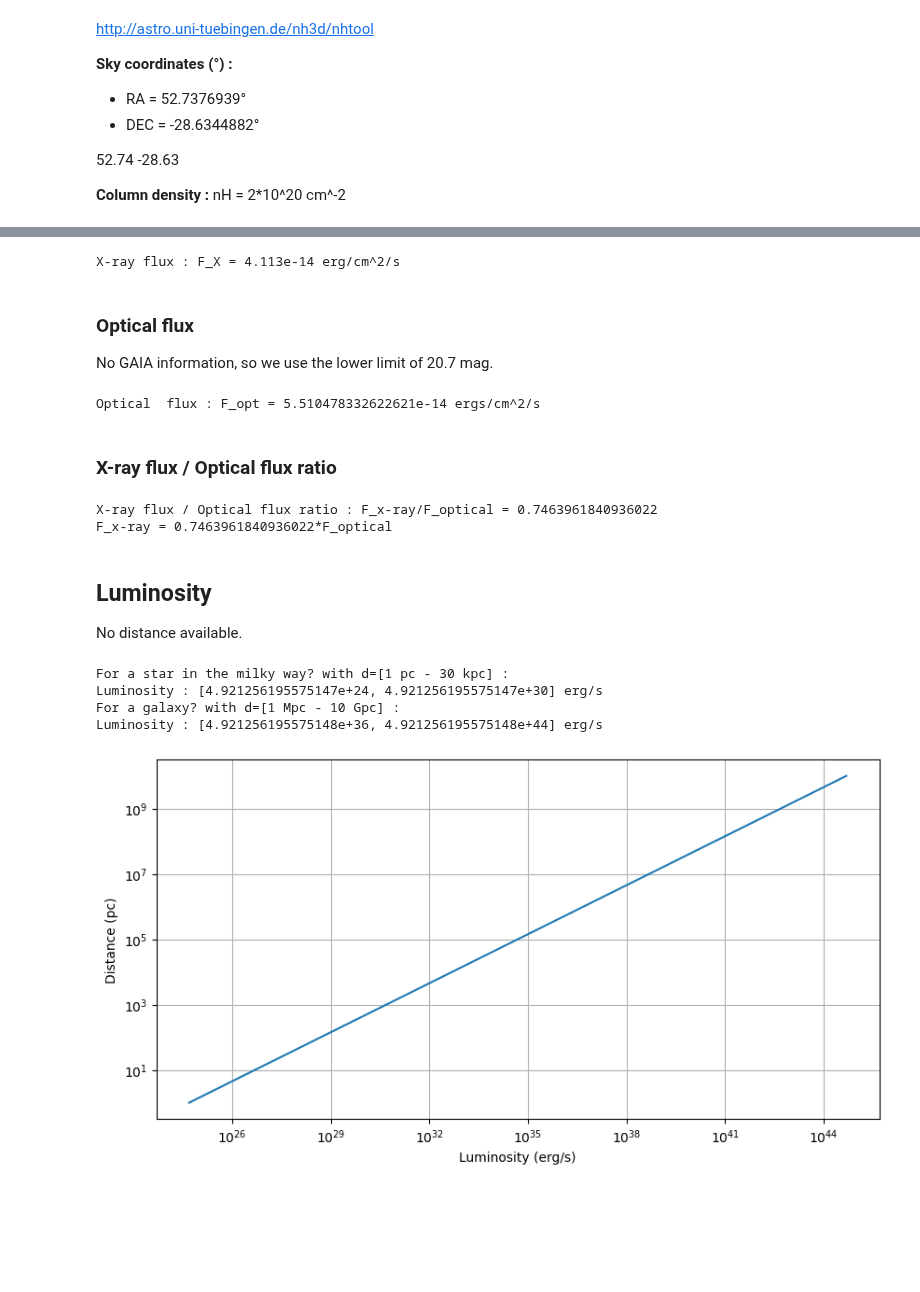
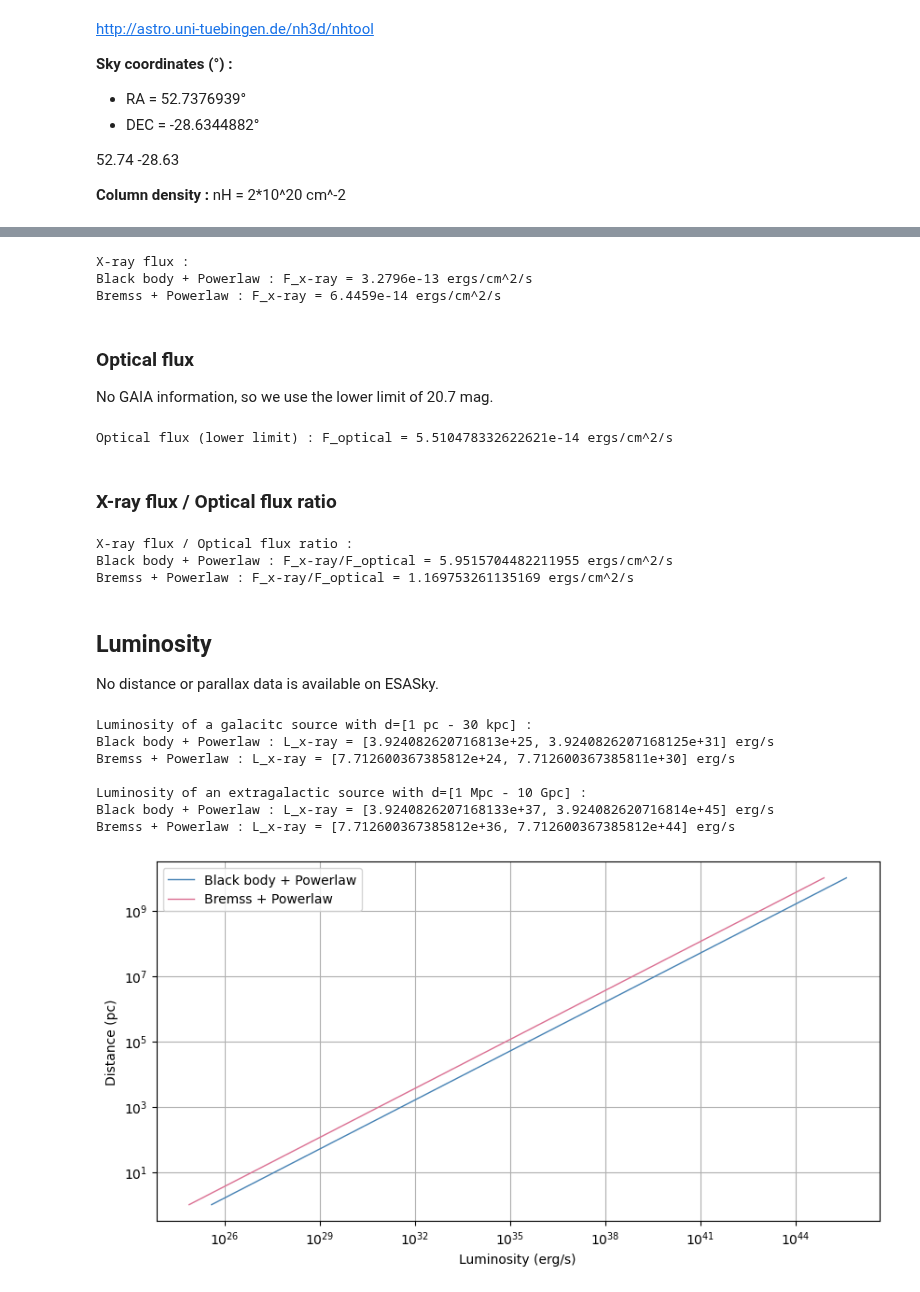
Before and after one commit to ceeliiaa/STONKS-alert, a Jupyter notebook: ObsID0827211301_SRCNUM20/EPN/ObsID0827211301_SRCNUM20_EPN_Xspec(chi).ipynb, the cells around one changed output, grey strips where cells are left out. Saved outputs shown, nothing was run; the diff lists cells and outputs as text; code cells hidden in the pictures; blank space fills up the shorter version.

```diff
--- a/ObsID0827211301_SRCNUM20/EPN/ObsID0827211301_SRCNUM20_EPN_Xspec(chi).ipynb
+++ b/ObsID0827211301_SRCNUM20/EPN/ObsID0827211301_SRCNUM20_EPN_Xspec(chi).ipynb
@@ -399,8 +368,13 @@ AllModels.calcFlux(".2 12.0")
 # %%
-Flux = 4.113e-14  # ergs/cm^2/s
-print(color.BOLD+"X-ray flux : "+color.END+f"F_X = {Flux} erg/cm^2/s")
+Flux_bbp = 3.2796e-13  # ergs/cm^2/s
+Flux_bp = 6.4459e-14  # ergs/cm^2/s
+print(color.BOLD+"X-ray flux : "+color.END)
+print(f"Black body + Powerlaw : F_x-ray = {Flux_bbp} ergs/cm^2/s")
+print(f"Bremss + Powerlaw : F_x-ray = {Flux_bp} ergs/cm^2/s")
 # %% [output]
-X-ray flux : F_X = 4.113e-14 erg/cm^2/s
+X-ray flux :
+Black body + Powerlaw : F_x-ray = 3.2796e-13 ergs/cm^2/s
+Bremss + Powerlaw : F_x-ray = 6.4459e-14 ergs/cm^2/s
 # %% [markdown]
 ### Optical flux
 No GAIA information, so we use the lower limit of 20.7 mag.
@@ -413,20 +387,22 @@ G = 20.7
 
 F = F_optical(G)
 
-print(color.BOLD+"Optical  flux : "+color.END+f"F_opt = {F} ergs/cm^2/s")
+print(color.BOLD+"Optical flux (lower limit) : "+color.END+f"F_optical = {F} ergs/cm^2/s")
 # %% [output]
-Optical  flux : F_opt = 5.510478332622621e-14 ergs/cm^2/s
+Optical flux (lower limit) : F_optical = 5.510478332622621e-14 ergs/cm^2/s
 # %% [markdown]
 ### X-ray flux / Optical flux ratio
 # %%
-print(color.BOLD+"X-ray flux / Optical flux ratio : "+color.END+f"F_x-ray/F_optical = {Flux/F}")
-print(f"F_x-ray = {Flux/F}*F_optical")
+print(color.BOLD+"X-ray flux / Optical flux ratio : "+color.END)
+print(f"Black body + Powerlaw : F_x-ray/F_optical = {Flux_bbp/F} ergs/cm^2/s")
+print(f"Bremss + Powerlaw : F_x-ray/F_optical = {Flux_bp/F} ergs/cm^2/s")
 # %% [output]
-X-ray flux / Optical flux ratio : F_x-ray/F_optical = 0.7463961840936022
-F_x-ray = 0.7463961840936022*F_optical
+X-ray flux / Optical flux ratio :
+Black body + Powerlaw : F_x-ray/F_optical = 5.9515704482211955 ergs/cm^2/s
+Bremss + Powerlaw : F_x-ray/F_optical = 1.169753261135169 ergs/cm^2/s
 # %% [markdown]
 ## Luminosity
-No distance available.
+No distance or parallax data is available on ESASky.
 # %%
 # For a star in the milky way : d=[1 pc - 30 kpc]
 d_pc = 1 # Distance en pc
@@ -436,12 +412,16 @@ d1_cm = d_pc*3.0857*10**18 # Distance en cm, avec 1 pc = 3.0857*10^18 cm
 d2_cm = d_pc*3.0857*10**21 # Distance en cm, avec 1 pc = 3.0857*10^18 cm
 
 # La source est supposée sphérique pour le calcul de la luminosité : L = 4*pi*F*D^2
-L1 = 4*np.pi*Flux*(d1_cm)**2 # erg/s
-L2 = 4*np.pi*Flux*(d2_cm)**2 # erg/s
+L1_bbp = 4*np.pi*Flux_bbp*(d1_cm)**2 # erg/s
+L2_bbp = 4*np.pi*Flux_bbp*(d2_cm)**2 # erg/s
+L1_bp = 4*np.pi*Flux_bp*(d1_cm)**2 # erg/s
+L2_bp = 4*np.pi*Flux_bp*(d2_cm)**2 # erg/s
 
 
-print(color.BOLD+"For a star in the milky way? with d=[1 pc - 30 kpc] :"+color.END)
-print(f"Luminosity : [{L1}, {L2}] erg/s")
+print(color.BOLD+"Luminosity of a galacitc source with d=[1 pc - 30 kpc] :"+color.END)
+print(f"Black body + Powerlaw : L_x-ray = [{L1_bbp}, {L2_bbp}] erg/s")
+print(f"Bremss + Powerlaw : L_x-ray = [{L1_bp}, {L2_bp}] erg/s")
+print()
 
 # For a galaxy : d=[1 Mpc - 10 Gpc]
 d_Mpc = 1 # Distance en Mpc
@@ -451,31 +431,39 @@ d1_cm = d_Mpc*3.0857*10**24 # Distance en cm, avec 1 pc = 3.0857*10^18 cm
 d2_cm = d_Gpc*3.0857*10**27 # Distance en cm, avec 1 pc = 3.0857*10^18 cm
 
 # La source est supposée sphérique pour le calcul de la luminosité : L = 4*pi*F*D^2
-L1 = 4*np.pi*Flux*(d1_cm)**2 # erg/s
-L2 = 4*np.pi*Flux*(d2_cm)**2 # erg/s
+L1_bbp = 4*np.pi*Flux_bbp*(d1_cm)**2 # erg/s
+L2_bbp = 4*np.pi*Flux_bbp*(d2_cm)**2 # erg/s
+L1_bp = 4*np.pi*Flux_bp*(d1_cm)**2 # erg/s
+L2_bp = 4*np.pi*Flux_bp*(d2_cm)**2 # erg/s
 
-
-print(color.BOLD+"For a galaxy? with d=[1 Mpc - 10 Gpc] :"+color.END)
-print(f"Luminosity : [{L1}, {L2}] erg/s")
+print(color.BOLD+"Luminosity of an extragalactic source with d=[1 Mpc - 10 Gpc] :"+color.END)
+print(f"Black body + Powerlaw : L_x-ray = [{L1_bbp}, {L2_bbp}] erg/s")
+print(f"Bremss + Powerlaw : L_x-ray = [{L1_bp}, {L2_bp}] erg/s")
 # %% [output]
-For a star in the milky way? with d=[1 pc - 30 kpc] :
-Luminosity : [4.921256195575147e+24, 4.921256195575147e+30] erg/s
-For a galaxy? with d=[1 Mpc - 10 Gpc] :
-Luminosity : [4.921256195575148e+36, 4.921256195575148e+44] erg/s
+Luminosity of a galacitc source with d=[1 pc - 30 kpc] :
+Black body + Powerlaw : L_x-ray = [3.924082620716813e+25, 3.9240826207168125e+31] erg/s
+Bremss + Powerlaw : L_x-ray = [7.712600367385812e+24, 7.712600367385811e+30] erg/s
+
+Luminosity of an extragalactic source with d=[1 Mpc - 10 Gpc] :
+Black body + Powerlaw : L_x-ray = [3.9240826207168133e+37, 3.924082620716814e+45] erg/s
+Bremss + Powerlaw : L_x-ray = [7.712600367385812e+36, 7.712600367385812e+44] erg/s
 # %%
 D_pc = np.arange(1, 10**10, 1000)
 
 d_cm = D_pc*3.0857*10**18 # Distance en cm, avec 1 pc = 3.0857*10^18 cm
 
 # La source est supposée sphérique pour le calcul de la luminosité : L = 4*pi*F*D^2
-L = 4*np.pi*Flux*(d_cm)**2 # erg/s
+L_bbp = 4*np.pi*Flux_bbp*(d_cm)**2 # erg/s
+L_bp = 4*np.pi*Flux_bp*(d_cm)**2 # erg/s
 
 plt.figure(figsize=[10,5])
-plt.plot(L,D_pc)
+plt.plot(L_bbp,D_pc, lw=1, color='steelblue', label="Black body + Powerlaw")
+plt.plot(L_bp,D_pc, lw=1, color='palevioletred', label="Bremss + Powerlaw")
 plt.xlabel("Luminosity (erg/s)")
 plt.ylabel("Distance (pc)")
+plt.legend(loc='best')
 plt.xscale("log")
 plt.yscale("log")
 plt.grid()
 # %% [output]
-[figure, old version]
+[figure, new version]
```
Also changed, not shown: parts of 17 cells of this notebook, 1 other file.
